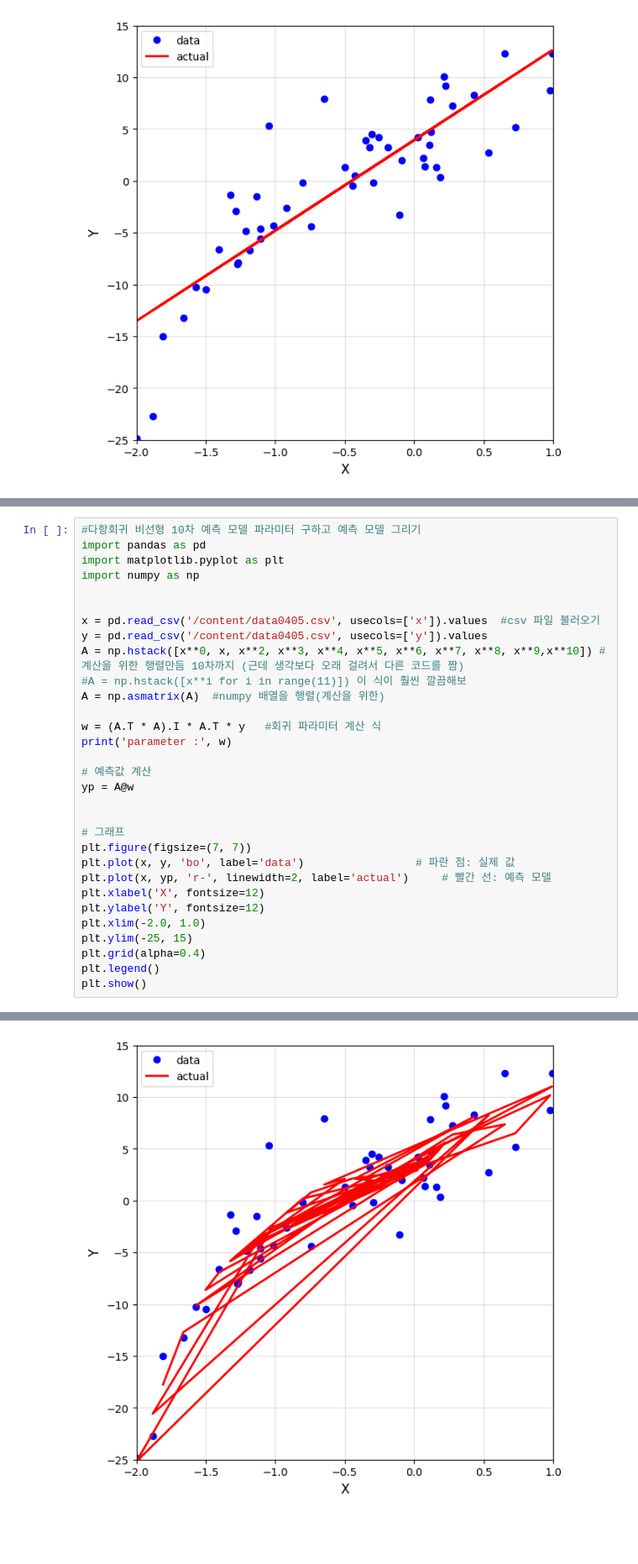
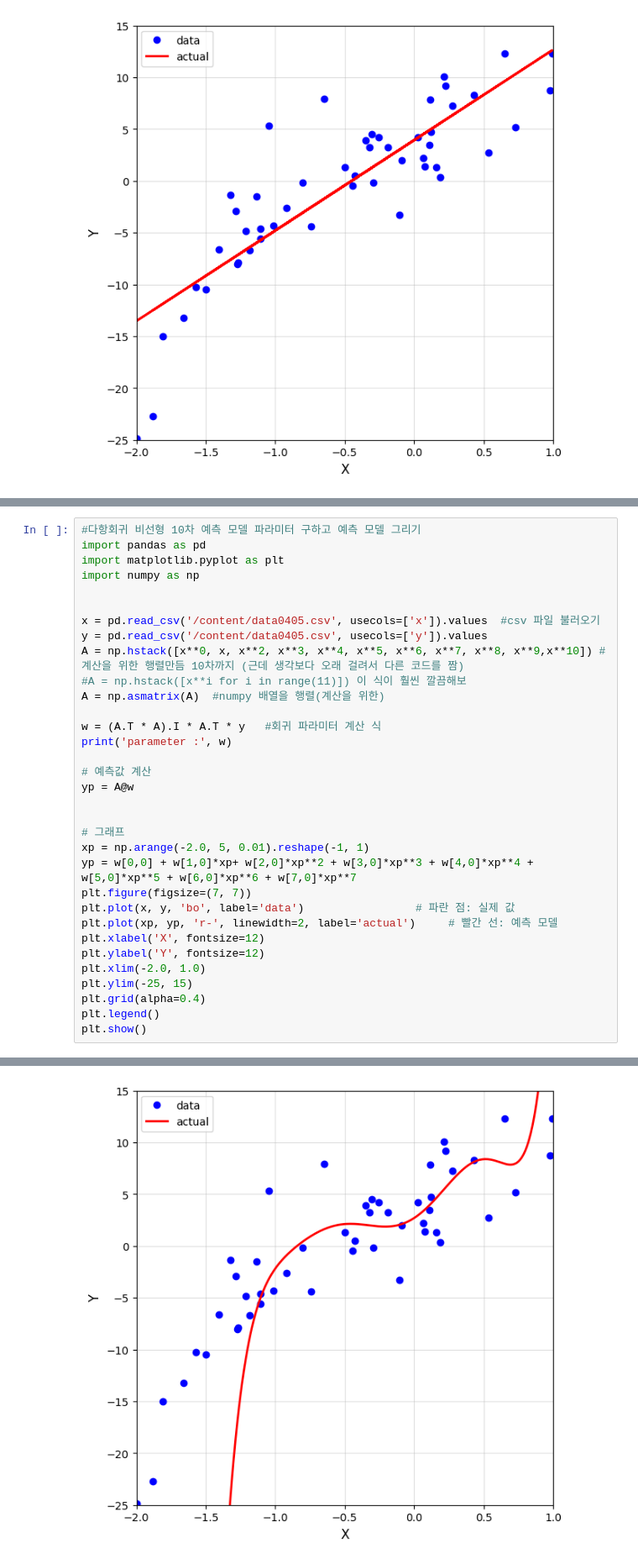
Before and after one commit to jwookkim0512/5WEEK-ASSIGNMENT, a Jupyter notebook: 5주차_과제.ipynb, the cells around one changed output, grey strips where cells are left out. Shown at 84% size. Drawn from its saved outputs; the diff is of its cells as text; blank space fills up the shorter version.

```diff
--- a/5주차_과제.ipynb
+++ b/5주차_과제.ipynb
@@ -83,35 +85,37 @@ A = np.asmatrix(A)  #numpy 배열을 행렬(계산을 위한)
 
 w = (A.T * A).I * A.T * y   #회귀 파라미터 계산 식
 print('parameter :', w)
 
 # 예측값 계산
 yp = A@w
 
 
 # 그래프
+xp = np.arange(-2.0, 5, 0.01).reshape(-1, 1)
+yp = w[0,0] + w[1,0]*xp+ w[2,0]*xp**2 + w[3,0]*xp**3 + w[4,0]*xp**4 + w[5,0]*xp**5 + w[6,0]*xp**6 + w[7,0]*xp**7
 plt.figure(figsize=(7, 7))
 plt.plot(x, y, 'bo', label='data')                 # 파란 점: 실제 값
-plt.plot(x, yp, 'r-', linewidth=2, label='actual')     # 빨간 선: 예측 모델
+plt.plot(xp, yp, 'r-', linewidth=2, label='actual')     # 빨간 선: 예측 모델
 plt.xlabel('X', fontsize=12)
 plt.ylabel('Y', fontsize=12)
 plt.xlim(-2.0, 1.0)
 plt.ylim(-25, 15)
 plt.grid(alpha=0.4)
 plt.legend()
 plt.show()
 # %% [output]
 parameter : [[  2.70561069]
  [  8.7466361 ]
  [ 24.11081469]
  [ -7.17740071]
  [-70.59489961]
  [-20.12073822]
  [ 59.53548381]
  [ 36.49128236]
  [ -8.88620274]
  [-11.06845324]
  [ -2.15841396]]
-[figure, old version]
+[figure, new version]
 # %%
 import pandas as pd
 import matplotlib.pyplot as plt
```
Also changed, not shown: parts of 1 cell of this notebook.
